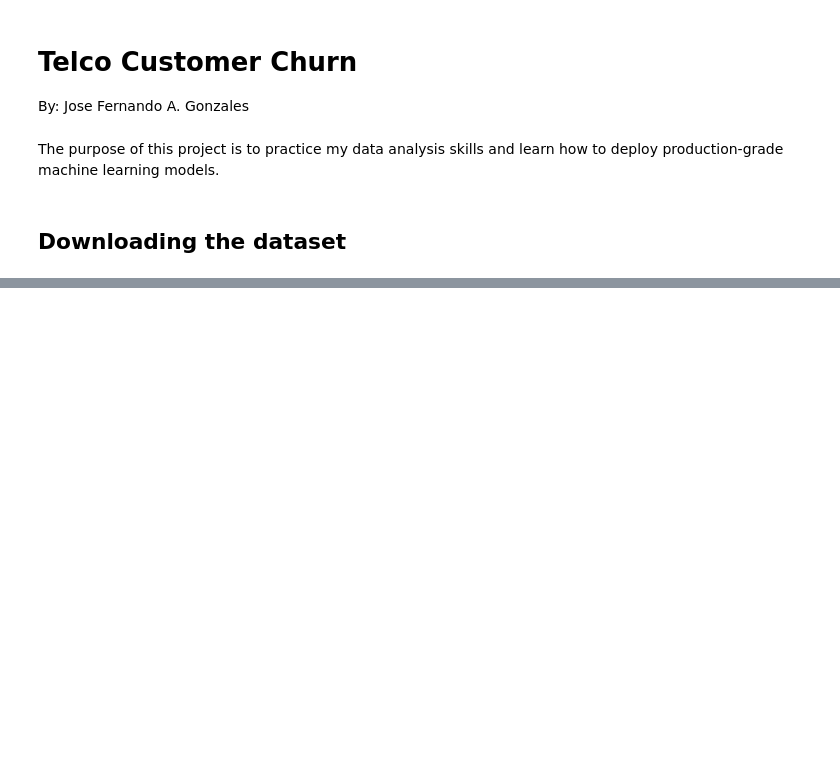
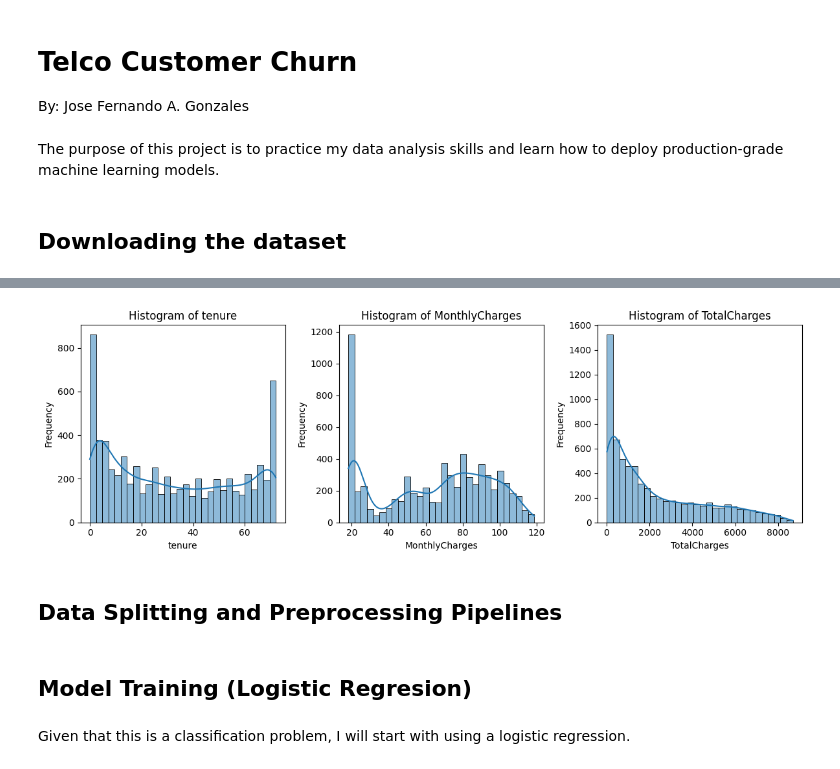
Before and after one commit to solvin-it/customer-churn-api, a Jupyter notebook: notebooks/exploratory.ipynb, the cells around one changed output, grey strips where cells are left out. Drawn from its saved outputs; the diff is of its cells as text; code cells hidden in the pictures; blank space fills up the shorter version.

```diff
--- a/notebooks/exploratory.ipynb
+++ b/notebooks/exploratory.ipynb
@@ -22,0 +190,15 @@ import seaborn as sns
+# %%
+fig, ax = plt.subplots(1, 3, figsize=(12, 4))
+
+for i, col in enumerate(numerical_features):
+    sns.histplot(df[col], kde=True, bins=30, ax=ax[i])
+    ax[i].set_title(f'Histogram of {col}')
+    ax[i].set_xlabel(col)
+    ax[i].set_ylabel('Frequency')
+
+plt.tight_layout()
+plt.show()
+# %% [output]
+[figure, added]
+# %% [markdown]
+## Data Splitting and Preprocessing Pipelines
@@ -22,0 +220,4 @@ import seaborn as sns
+# %% [markdown]
+## Model Training (Logistic Regresion)
+# %% [markdown]
+Given that this is a classification problem, I will start with using a logistic regression.
```
Also changed, not shown: parts of 32 cells of this notebook, 1 other file.
